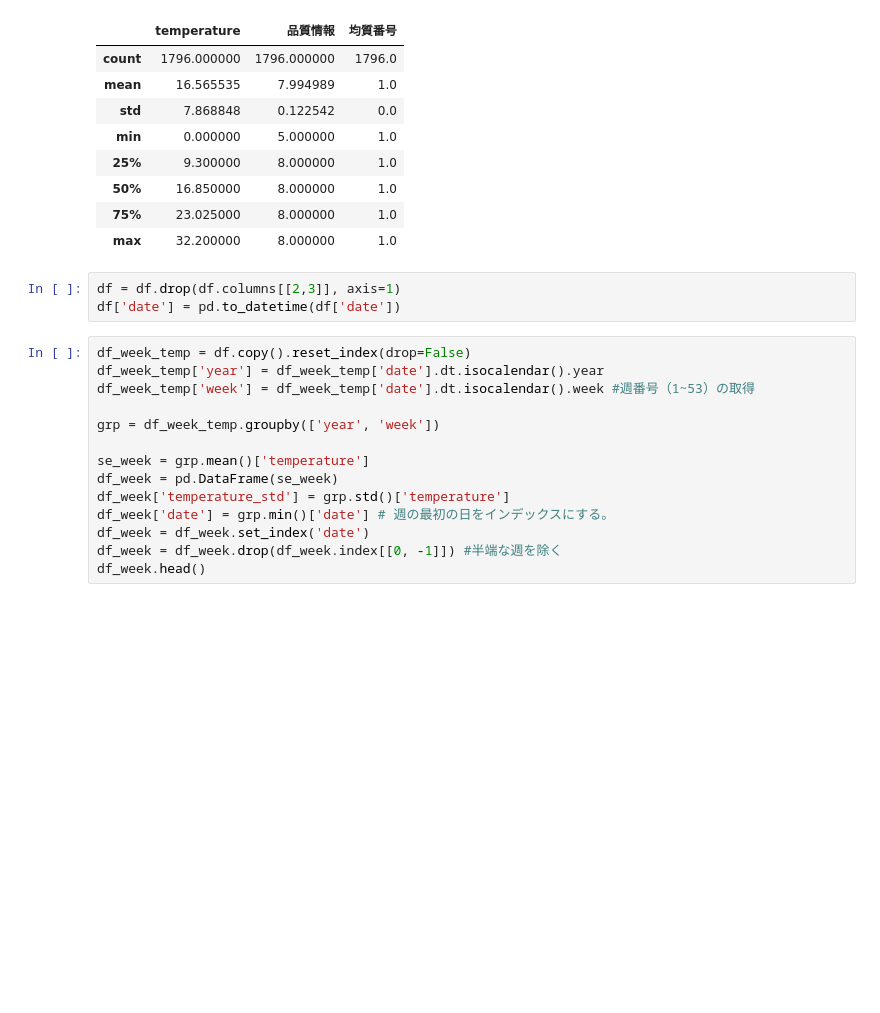
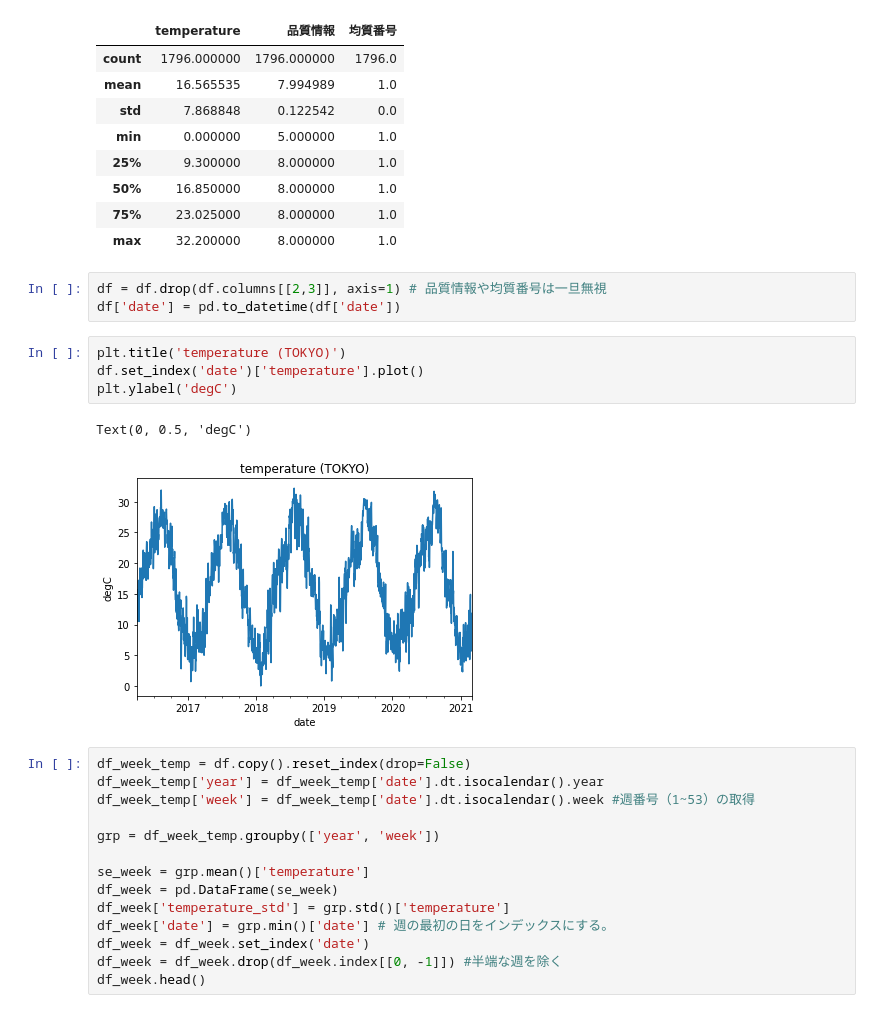
Before and after one commit to Rio114/practice, a Jupyter notebook: timeseries/elec/1_1.temperature_table.ipynb, the cells around one changed output. Cells and saved outputs as stored; diff of their text form; blank space fills up the shorter version.

```diff
--- a/timeseries/elec/1_1.temperature_table.ipynb
+++ b/timeseries/elec/1_1.temperature_table.ipynb
@@ -42,8 +44,15 @@ df.describe()
 | 75% | 23.025000 | 8.000000 | 1.0 |
 | max | 32.200000 | 8.000000 | 1.0 |
 # %%
-df = df.drop(df.columns[[2,3]], axis=1)
+df = df.drop(df.columns[[2,3]], axis=1) # 品質情報や均質番号は一旦無視
 df['date'] = pd.to_datetime(df['date'])
+# %%
+plt.title('temperature (TOKYO)')
+df.set_index('date')['temperature'].plot()
+plt.ylabel('degC')
+# %% [output]
+Text(0, 0.5, 'degC')
+[figure, added]
 # %%
 df_week_temp = df.copy().reset_index(drop=False)
 df_week_temp['year'] = df_week_temp['date'].dt.isocalendar().year
```
Also changed, not shown: parts of 3 cells of this notebook, 12 other files.
